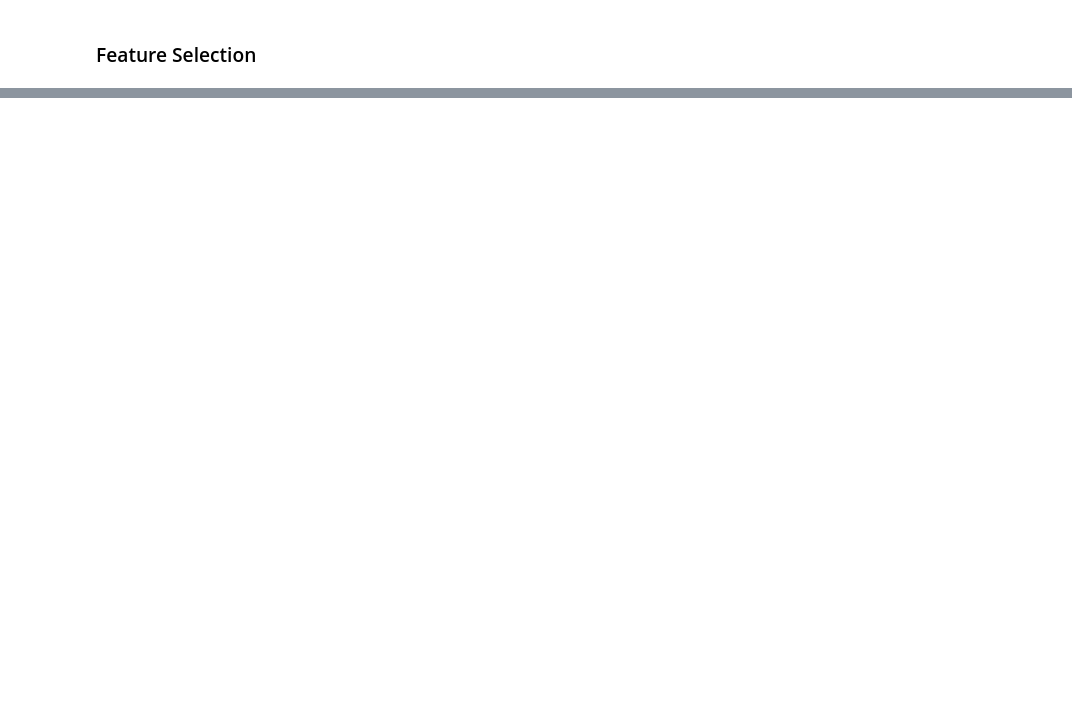
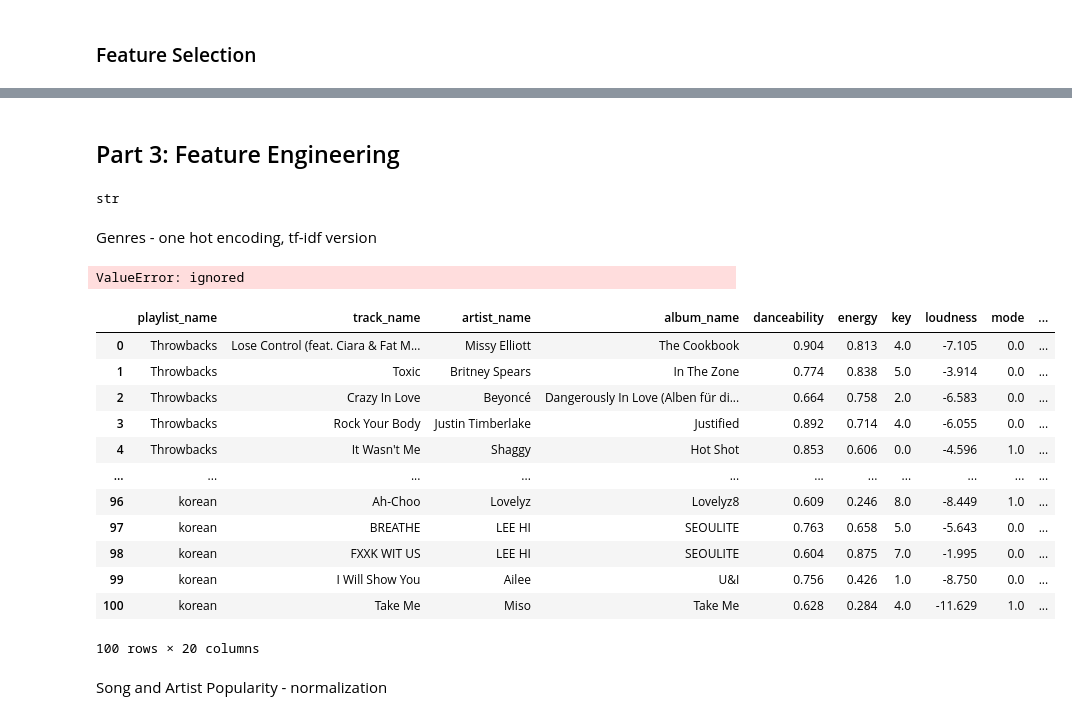
Before and after one commit to kangelaa/music-rec-system, a Jupyter notebook: pipeline1.ipynb, the cells around one changed output, grey strips where cells are left out. Saved outputs shown, nothing was run; the diff lists cells and outputs as text; code cells hidden in the pictures; blank space fills up the shorter version.

```diff
--- a/pipeline1.ipynb
+++ b/pipeline1.ipynb
@@ -339,0 +269,6 @@ NameError: ignored
+# %%
+df_full = drop_duplicates(df_full)
+print("Are all songs unique: ",len(pd.unique(df_full.songartistconcat))==len(df_full))
+
+drop=['track_uri','songartistconcat','type','uri','track_href','analysis_url','duration_ms',]
+df_full=df_full.drop(drop,axis=1)
@@ -339,0 +281,4 @@ NameError: ignored
+# %%
+#drop na's, just in case
+df=df_full.dropna()
+df.shape
@@ -339,0 +287,6 @@ NameError: ignored
+# %%
+#convert genres column from string to list of genres
+
+df['genres_list']=df['genres'].apply(lambda x: str(x).split(", "))
+
+print(len(df['genres_list'][0]))
@@ -339,0 +307,2 @@ NameError: ignored
+# %% [markdown]
+## Part 3: Feature Engineering
@@ -339,0 +330,45 @@ NameError: ignored
+# %%
+type(str(df['genres'][0]))
+# %% [output]
+str
+# %% [markdown]
+Genres - one hot encoding, tf-idf version
+# %%
+# TF-IDF implementation: find most important genre for each song and that genre's prevalence across all songs to weight genre accordingly
+
+#function from scikit-learn
+tfidf = TfidfVectorizer()
+
+#get weighted values for each genre
+tfidf_matrix =  tfidf.fit_transform(df['genres'].apply(lambda x: " ".join(str(x))))
+genre_df = pd.DataFrame(tfidf_matrix.toarray())
+
+genre_df.columns = ['genre' + "|" + i for i in tfidf.get_feature_names_out()]
+if 'genre|unknown' in genre_df.columns:
+  genre_df.drop(columns='genre|unknown') # Drop unknown genre
+
+#delete index col
+genre_df.reset_index(drop = True, inplace=True)
+
+#view for first row
+print(genre_df.iloc[0])
+# %% [output]
+ValueError: ignored
+# %%
+df.head(100)
+# %% [output]
+|  | playlist_name | track_name | artist_name | album_name | danceability | energy | key | loudness | mode | ... |
+| 0 | Throwbacks | Lose Control (feat. Ciara & Fat M... | Missy Elliott | The Cookbook | 0.904 | 0.813 | 4.0 | -7.105 | 0.0 | ... |
+| 1 | Throwbacks | Toxic | Britney Spears | In The Zone | 0.774 | 0.838 | 5.0 | -3.914 | 0.0 | ... |
+| 2 | Throwbacks | Crazy In Love | Beyoncé | Dangerously In Love (Alben für di... | 0.664 | 0.758 | 2.0 | -6.583 | 0.0 | ... |
+| 3 | Throwbacks | Rock Your Body | Justin Timberlake | Justified | 0.892 | 0.714 | 4.0 | -6.055 | 0.0 | ... |
+| 4 | Throwbacks | It Wasn't Me | Shaggy | Hot Shot | 0.853 | 0.606 | 0.0 | -4.596 | 1.0 | ... |
+| ... | ... | ... | ... | ... | ... | ... | ... | ... | ... | ... |
+| 96 | korean | Ah-Choo | Lovelyz | Lovelyz8 | 0.609 | 0.246 | 8.0 | -8.449 | 1.0 | ... |
+| 97 | korean | BREATHE | LEE HI | SEOULITE | 0.763 | 0.658 | 5.0 | -5.643 | 0.0 | ... |
+| 98 | korean | FXXK WIT US | LEE HI | SEOULITE | 0.604 | 0.875 | 7.0 | -1.995 | 0.0 | ... |
+| 99 | korean | I Will Show You | Ailee | U&I | 0.756 | 0.426 | 1.0 | -8.750 | 0.0 | ... |
+| 100 | korean | Take Me | Miso | Take Me | 0.628 | 0.284 | 4.0 | -11.629 | 1.0 | ... |
+100 rows × 20 columns
+# %% [markdown]
+Song and Artist Popularity -  normalization
```
Also changed, not shown: parts of 46 cells of this notebook.
